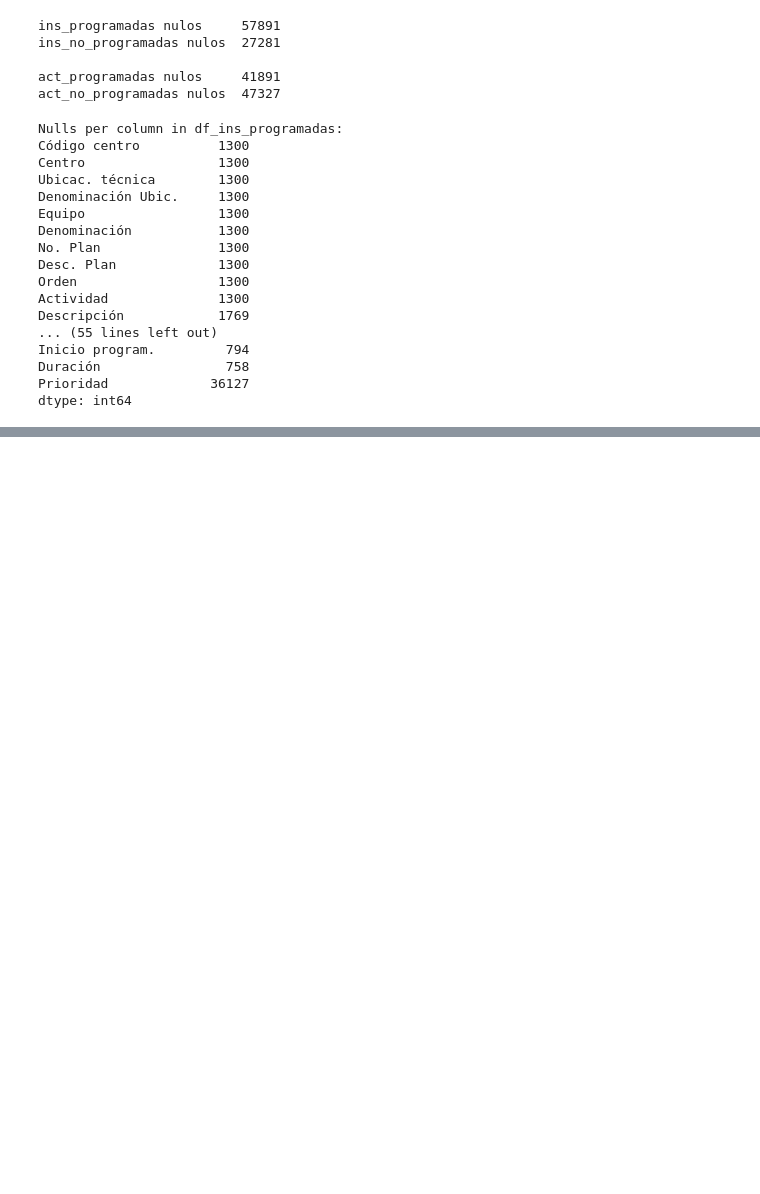
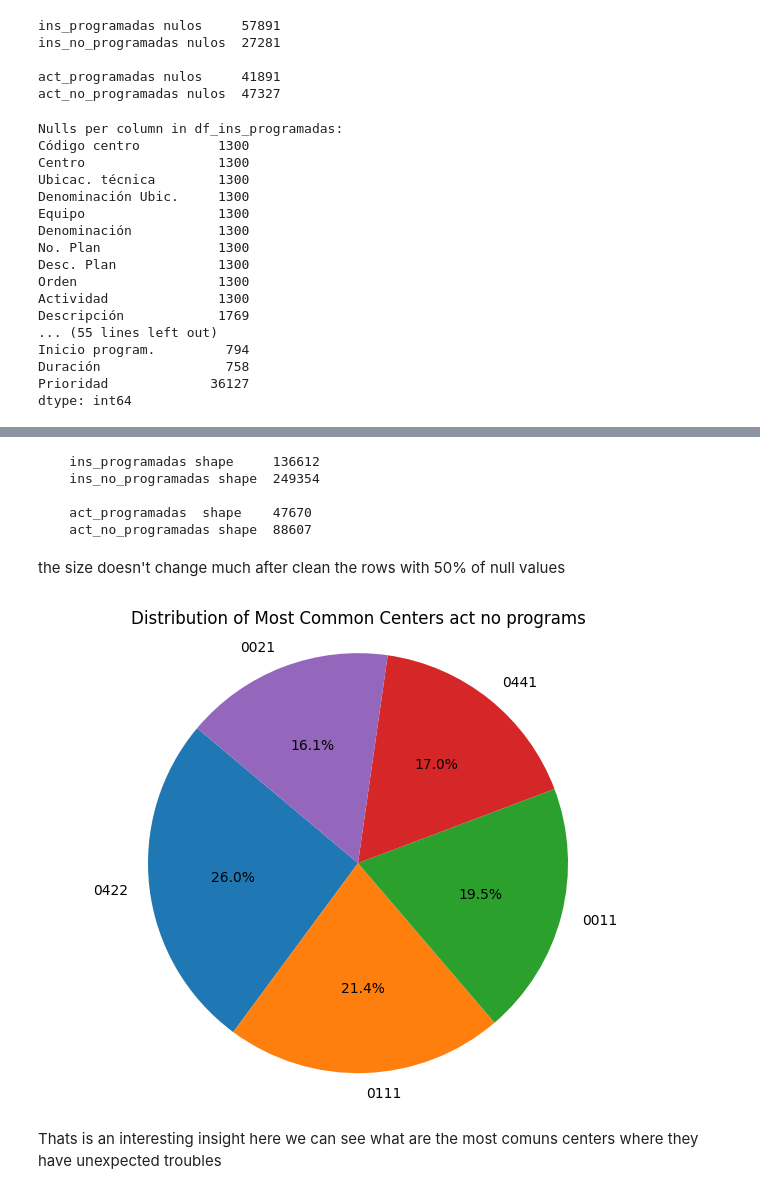
Before and after one commit to caesar-dat-com/Time_lost_reduction, a Jupyter notebook: Notebooks/EDA.ipynb, the cells around one changed output, grey strips where cells are left out. Cells and saved outputs as stored; diff of their text form; code cells hidden in the pictures; blank space fills up the shorter version.

```diff
--- a/Notebooks/EDA.ipynb
+++ b/Notebooks/EDA.ipynb
@@ -136,0 +178,12 @@ dtype: int64
+# %%
+# Define the minimum proportion of non-null values required (in this case, 50%)
+threshold = len(df_ins.columns) // 2
+
+# Remove rows with more than 50% null values
+df_ins = df_ins.dropna(thresh=threshold)
+
+df_ins_no = df_ins_no.dropna(thresh=threshold)
+
+df_act = df_act.dropna(thresh=threshold)
+
+df_act_no = df_act_no.dropna(thresh=threshold)
@@ -136,0 +220,16 @@ dtype: int64
+# %%
+print(f"""
+    ins_programadas shape     {df_ins.shape[0]}
+    ins_no_programadas shape  {df_ins_no.shape[0]}
+
+    act_programadas  shape    {df_act.shape[0]}
+    act_no_programadas shape  {df_act_no.shape[0]}
+    """)
+# %% [output]
+    ins_programadas shape     136612
+    ins_no_programadas shape  249354
+
+    act_programadas  shape    47670
+    act_no_programadas shape  88607
+# %% [markdown]
+the size doesn't change much after clean the rows with 50% of null values
@@ -136,0 +238,19 @@ dtype: int64
+# %%
+import matplotlib.pyplot as plt
+
+# calculate the frequency of each center
+centro_counts = df_act_no['Código centro'].value_counts()
+
+# obtain 5 most commun centers
+top_centros = centro_counts.head(5)
+
+
+plt.figure(figsize=(8, 6))
+plt.pie(top_centros, labels=top_centros.index, autopct='%1.1f%%', startangle=140)
+plt.title('Distribution of Most Common Centers act no programs')
+plt.axis('equal')
+plt.show()
+# %% [output]
+[figure, added]
+# %% [markdown]
+Thats is an interesting insight here we can see what are the most comuns centers where they have unexpected troubles
```
Also changed, not shown: parts of 7 cells of this notebook.
